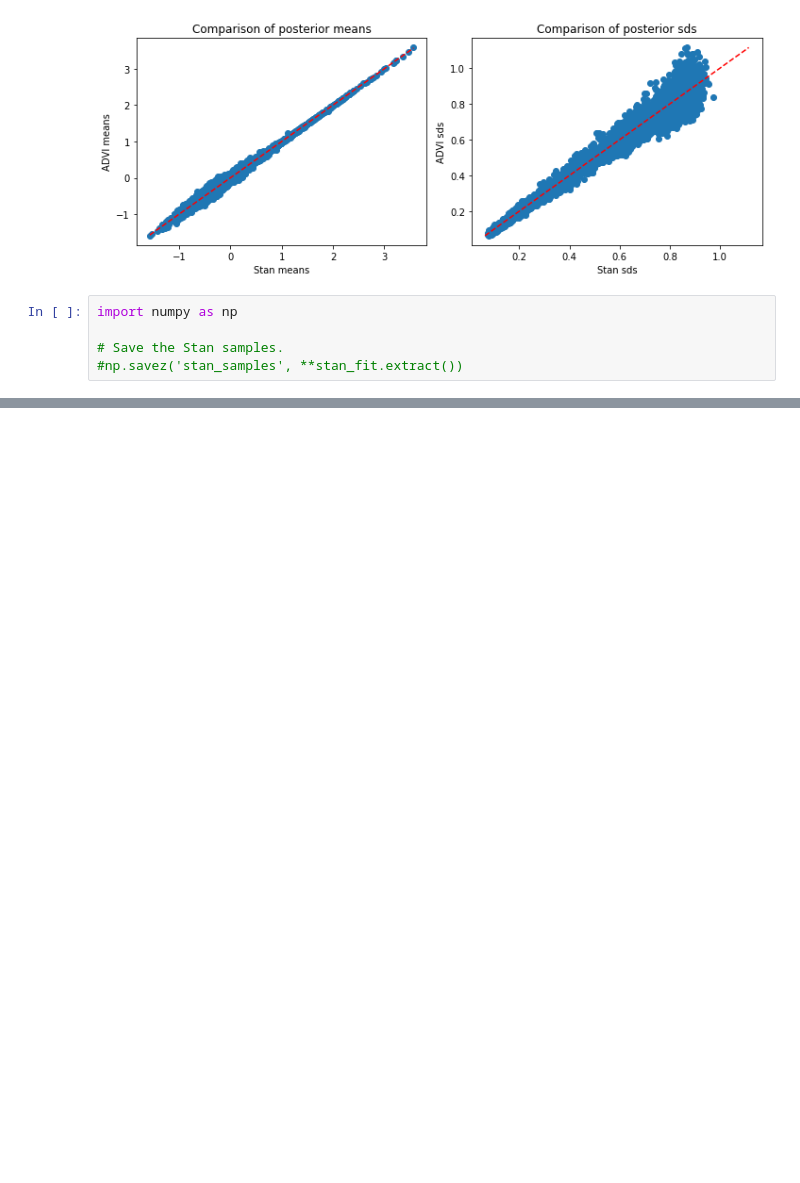
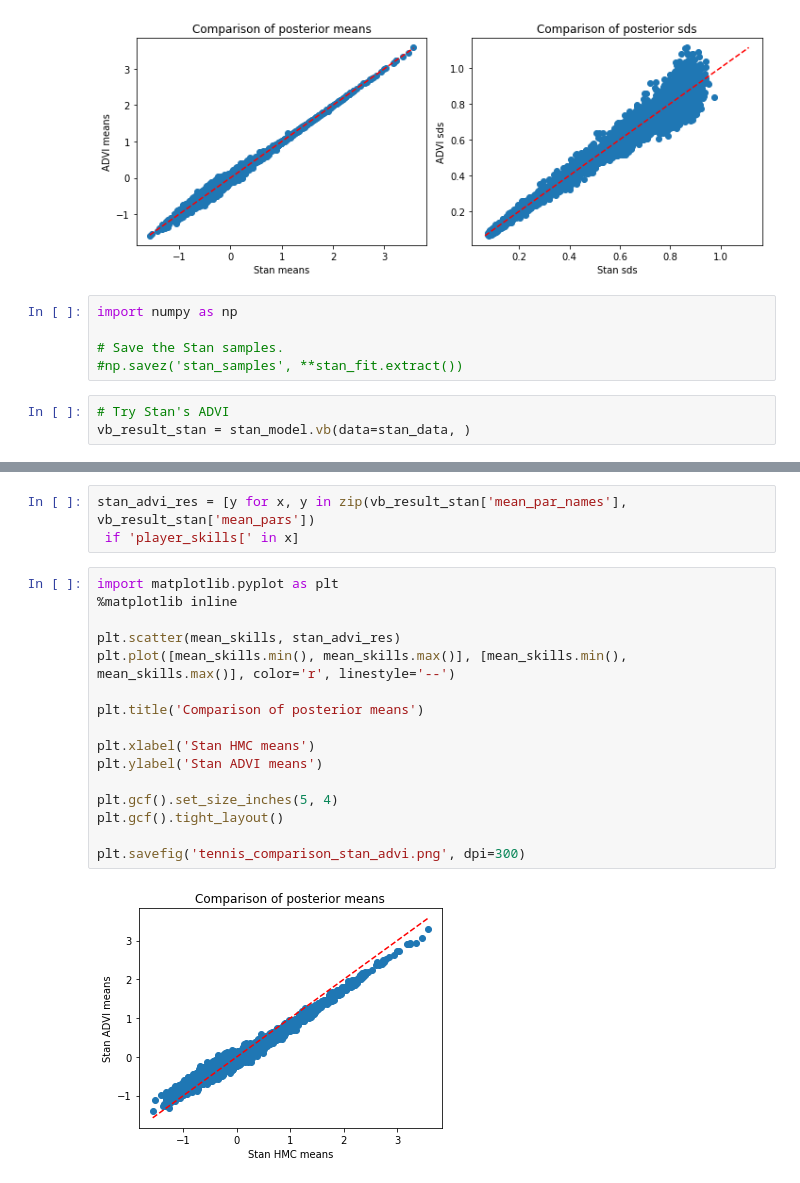
Before and after one commit to martiningram/jax_advi, a Jupyter notebook: examples/Tennis example.ipynb, the cells around one changed output, grey strips where cells are left out. Cells and saved outputs as stored; diff of their text form; blank space fills up the shorter version.

Commit message:
Added Stan ADVI

```diff
--- a/examples/Tennis example.ipynb
+++ b/examples/Tennis example.ipynb
@@ -180,3 +180,6 @@ import numpy as np
 
 # Save the Stan samples.
 #np.savez('stan_samples', **stan_fit.extract())
+# %%
+# Try Stan's ADVI
+vb_result_stan = stan_model.vb(data=stan_data, )
@@ -182,0 +213,21 @@ import numpy as np
+# %%
+stan_advi_res = [y for x, y in zip(vb_result_stan['mean_par_names'], vb_result_stan['mean_pars'])
+ if 'player_skills[' in x]
+# %%
+import matplotlib.pyplot as plt
+%matplotlib inline
+
+plt.scatter(mean_skills, stan_advi_res)
+plt.plot([mean_skills.min(), mean_skills.max()], [mean_skills.min(), mean_skills.max()], color='r', linestyle='--')
+
+plt.title('Comparison of posterior means')
+
+plt.xlabel('Stan HMC means')
+plt.ylabel('Stan ADVI means')
+
+plt.gcf().set_size_inches(5, 4)
+plt.gcf().tight_layout()
+
+plt.savefig('tennis_comparison_stan_advi.png', dpi=300)
+# %% [output]
+[figure, added]
```
Also changed, not shown: parts of 5 cells of this notebook.
